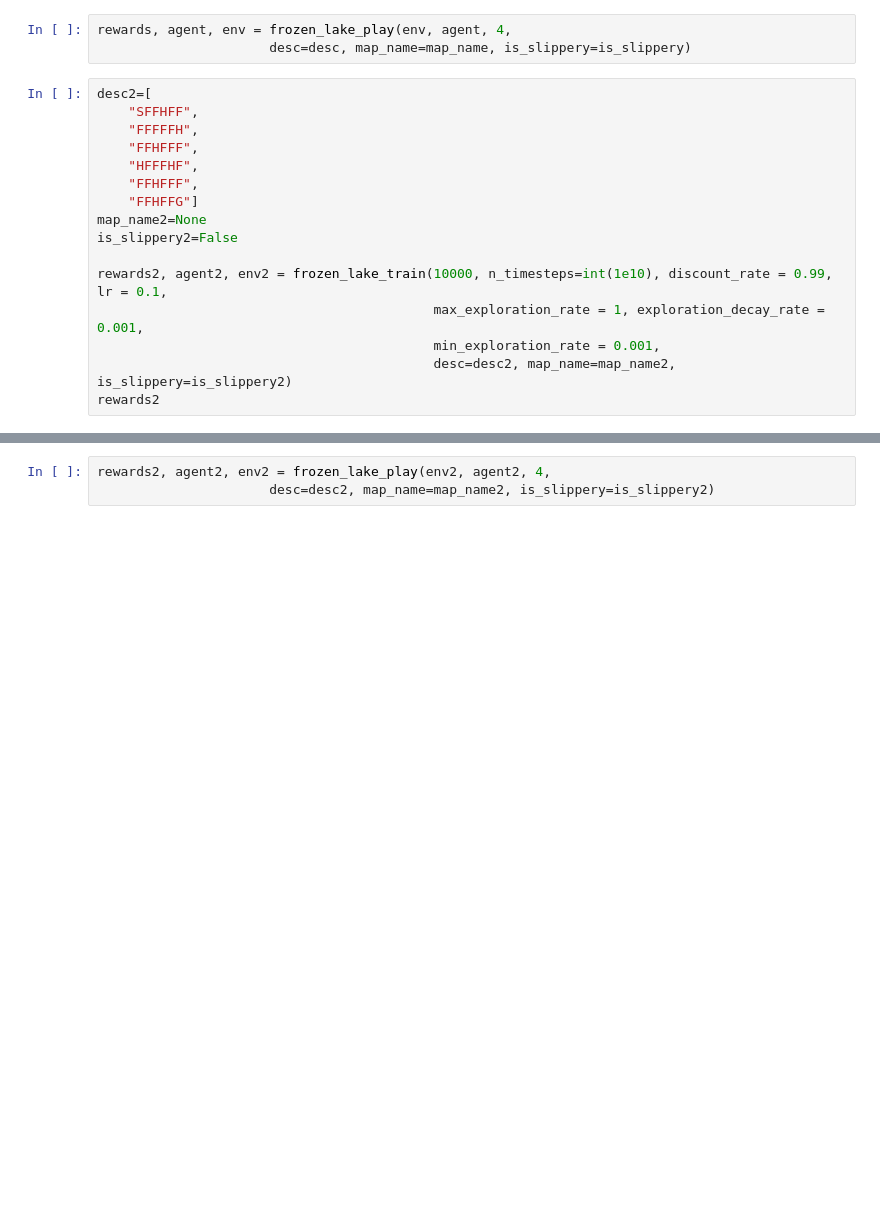
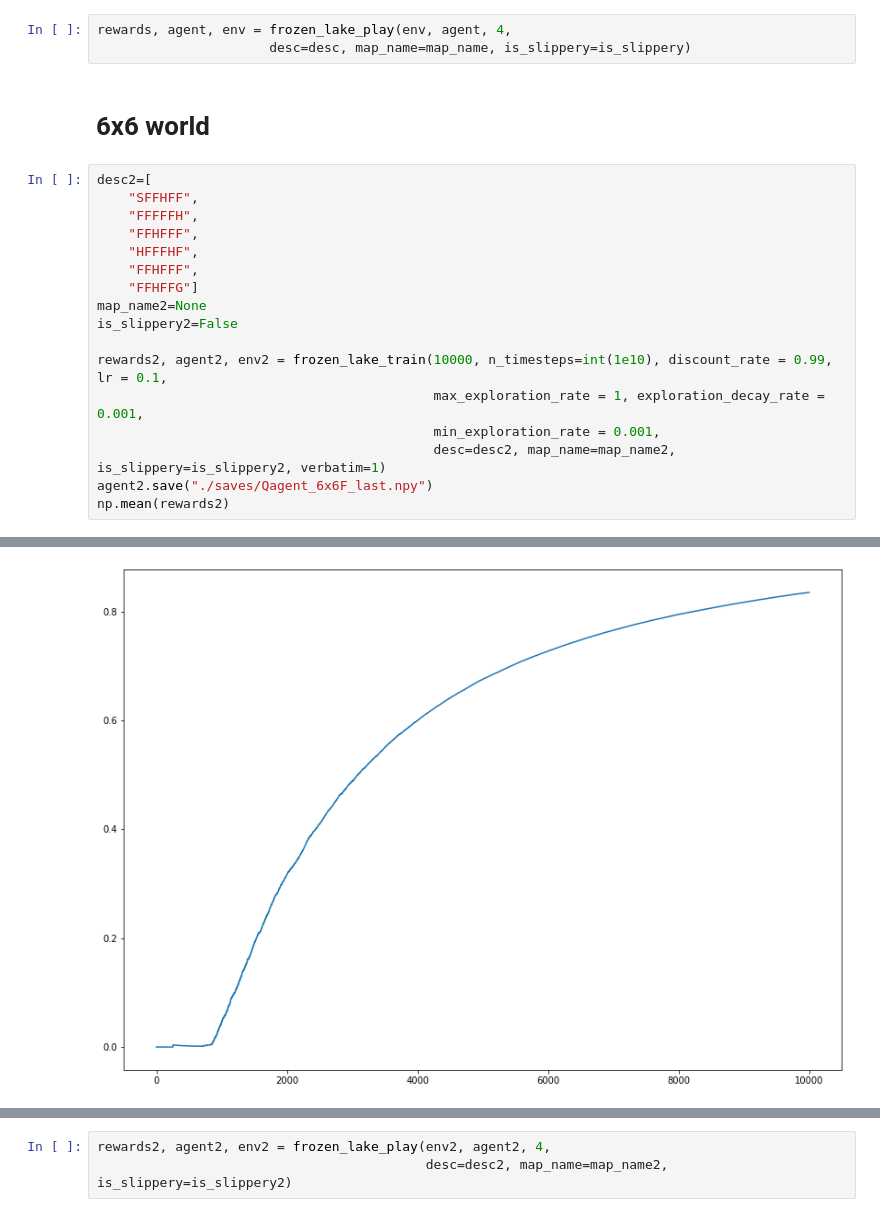
Before and after one commit to opasche/ReinforcementLearning, a Jupyter notebook: Examples/FrozenLake/reinforcement-learning-frozen-lake.ipynb, the cells around one changed output, grey strips where cells are left out. Saved outputs shown, nothing was run; the diff lists cells and outputs as text; blank space fills up the shorter version.

```diff
--- a/Examples/FrozenLake/reinforcement-learning-frozen-lake.ipynb
+++ b/Examples/FrozenLake/reinforcement-learning-frozen-lake.ipynb
@@ -86,6 +78,8 @@ rewards
 # %%
 rewards, agent, env = frozen_lake_play(env, agent, 4,
                       desc=desc, map_name=map_name, is_slippery=is_slippery)
+# %% [markdown]
+# 6x6 world
 # %%
 desc2=[
     "SFFHFF",
@@ -100,5 +94,7 @@ is_slippery2=False
 rewards2, agent2, env2 = frozen_lake_train(10000, n_timesteps=int(1e10), discount_rate = 0.99, lr = 0.1,
                                            max_exploration_rate = 1, exploration_decay_rate = 0.001,
                                            min_exploration_rate = 0.001,
-                                           desc=desc2, map_name=map_name2, is_slippery=is_slippery2)
-rewards2
+                                           desc=desc2, map_name=map_name2, is_slippery=is_slippery2, verbatim=1)
+agent2.save("./saves/Qagent_6x6F_last.npy")
+np.mean(rewards2)
+# %% [output]
@@ -104,0 +118 @@ rewards2
+[figure, added]
@@ -105,3 +136,3 @@ rewards2
 # %%
 rewards2, agent2, env2 = frozen_lake_play(env2, agent2, 4,
-                      desc=desc2, map_name=map_name2, is_slippery=is_slippery2)
+                                          desc=desc2, map_name=map_name2, is_slippery=is_slippery2)
```
Also changed, not shown: parts of 9 cells of this notebook, 5 other files.
